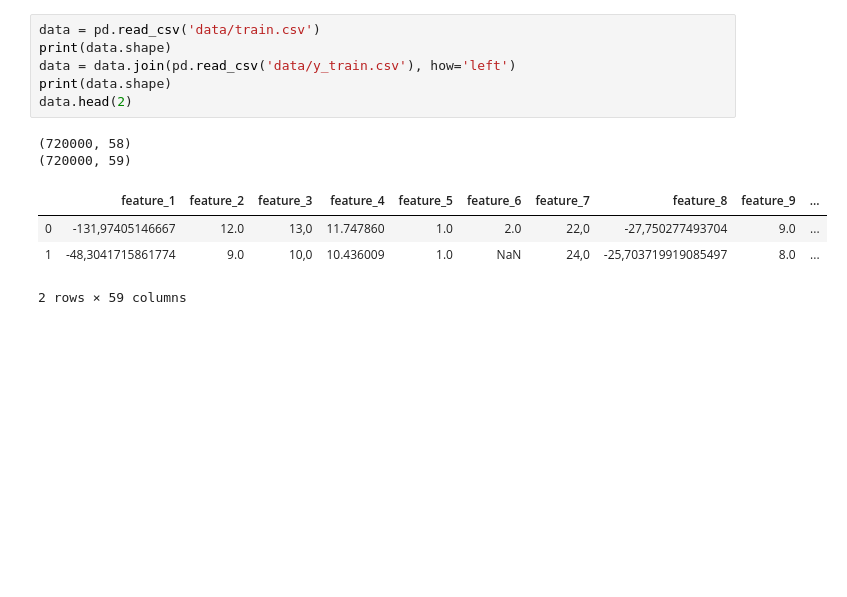
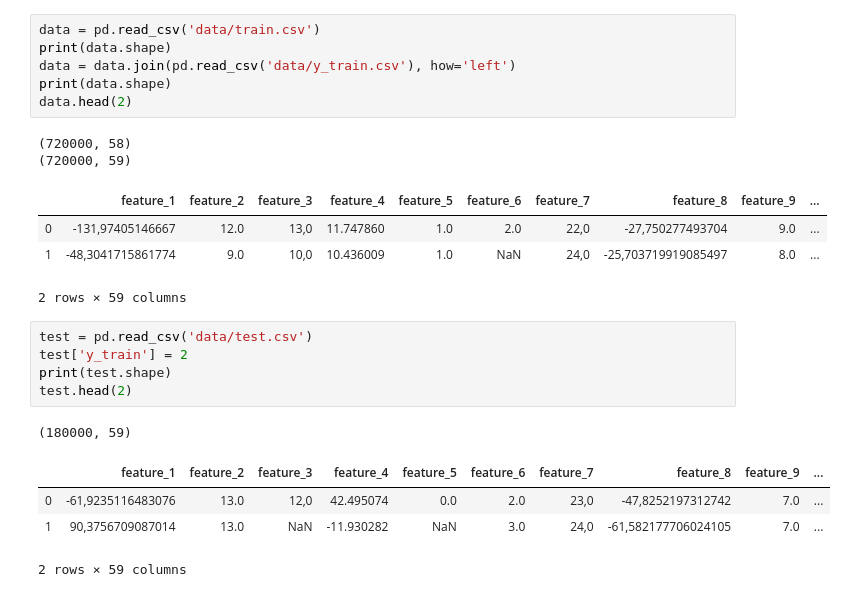
Before and after one commit to BoKS-man/EY_test_task-short-version-, a Jupyter notebook: task_research.ipynb, the cells around one changed output. Drawn from its saved outputs; the diff is of its cells as text; blank space fills up the shorter version.

```diff
--- a/task_research.ipynb
+++ b/task_research.ipynb
@@ -37,3 +41,14 @@ data.head(2)
 | 0 | -131,97405146667 | 12.0 | 13,0 | 11.747860 | 1.0 | 2.0 | 22,0 | -27,750277493704 | 9.0 | ... |
 | 1 | -48,3041715861774 | 9.0 | 10,0 | 10.436009 | 1.0 | NaN | 24,0 | -25,703719919085497 | 8.0 | ... |
 2 rows × 59 columns
+# %%
+test = pd.read_csv('data/test.csv')
+test['y_train'] = 2
+print(test.shape)
+test.head(2)
+# %% [output]
+(180000, 59)
+|  | feature_1 | feature_2 | feature_3 | feature_4 | feature_5 | feature_6 | feature_7 | feature_8 | feature_9 | ... |
+| 0 | -61,9235116483076 | 13.0 | 12,0 | 42.495074 | 0.0 | 2.0 | 23,0 | -47,8252197312742 | 7.0 | ... |
+| 1 | 90,3756709087014 | 13.0 | NaN | -11.930282 | NaN | 3.0 | 24,0 | -61,582177706024105 | 7.0 | ... |
+2 rows × 59 columns
```
Also changed, not shown: parts of 51 cells of this notebook.
